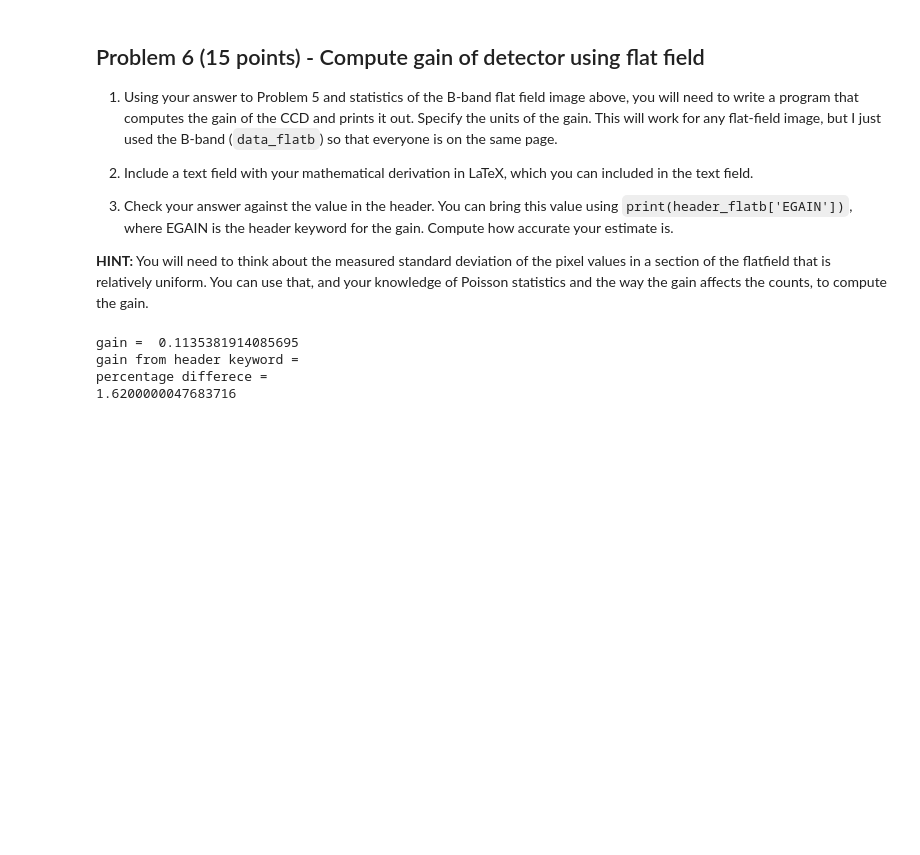
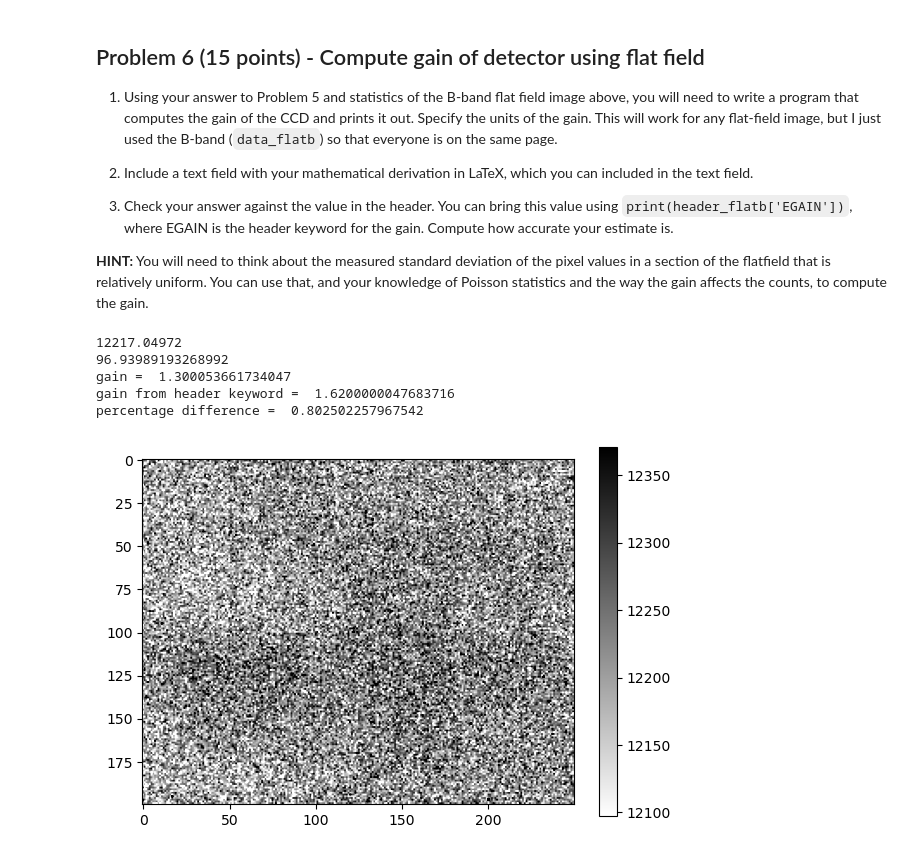
Before and after one commit to EvanBarkus/Reductionproject_student, a Jupyter notebook: characterize_CCD_student.ipynb, the cells around one changed output. Saved outputs shown, nothing was run; the diff lists cells and outputs as text; code cells hidden in the pictures; blank space fills up the shorter version.

```diff
--- a/characterize_CCD_student.ipynb
+++ b/characterize_CCD_student.ipynb
@@ -205,19 +205,30 @@ put answer to part 2 and 3 here: One bias frame would have a trend that could no
 # %%
 #***********
 #your code goes here
-Sigadu = np.std(data_flatb)
-Nadu =
+#Displaying section of flatfield that is relatively uniform
+imdisplay(data_flatb[800:1000,1000:1250])
+
+#Finding the uncertainty in the ADU counts of the image
+Sigadu = np.std(data_flatb[800:1000,1000:1250])
+
+#Finding number of counts (ADU) in the range I specified
+meanadu = np.mean(data_flatb[800:1000,1000:1250],axis=1)
+Nadu = np.mean(meanadu,axis=0)
+
+print(Nadu)
+print(Sigadu)
 
 #Gain in electrons/ADU
-def gain(Nadu,Ne):
-    return Ne/Nadu
+def gain(Nadu,Sigadu):
+    return Nadu/(Sigadu)**2
 
-print("gain = ", gain(Nadu,Ne))
-print("gain from header keyword = ", )
-print("percentage differece = ", )
-print(header_flatb['EGAIN'])
+print("gain = ", gain(Nadu,Sigadu))
+print("gain from header keyword = ", header_flatb['EGAIN'])
+print("percentage difference = ", gain(Nadu,Sigadu)/header_flatb['EGAIN'])
 # %% [output]
-gain =  0.1135381914085695
-gain from header keyword =
-percentage differece =
-1.6200000047683716
+12217.04972
+96.93989193268992
+gain =  1.300053661734047
+gain from header keyword =  1.6200000047683716
+percentage difference =  0.802502257967542
+[figure, added]
```
Also changed, not shown: parts of 2 cells of this notebook.
